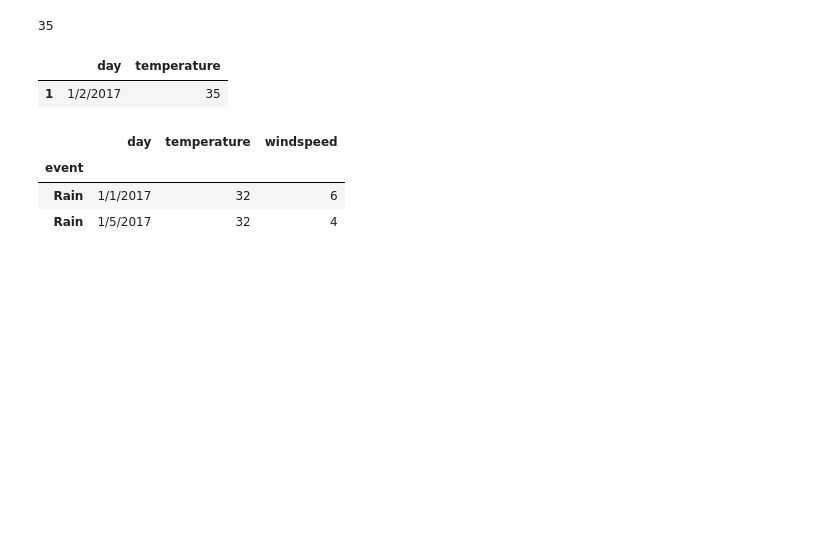
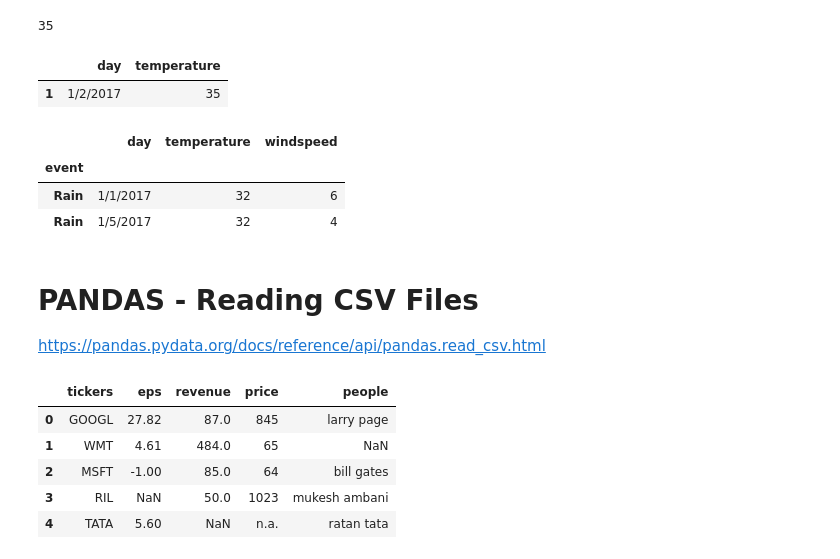
Before and after one commit to mckolu/DataScience, a Jupyter notebook: DataScienceNotes.ipynb, the cells around one changed output. Cells and saved outputs as stored; diff of their text form; code cells hidden in the pictures; blank space fills up the shorter version.

```diff
--- a/DataScienceNotes.ipynb
+++ b/DataScienceNotes.ipynb
@@ -124,3 +133,7 @@ df.loc['Rain']
 | event |  |  |  |
 | Rain | 1/1/2017 | 32 | 6 |
 | Rain | 1/5/2017 | 32 | 4 |
+# %% [markdown]
+# **PANDAS - Reading CSV Files**
+
+https://pandas.pydata.org/docs/reference/api/pandas.read_csv.html
@@ -126,0 +153,19 @@ df.loc['Rain']
+# %%
+# Finding the null & broken values and replacing them with NaN. Use na_values=['not available', 'n.a.']
+
+df = pd.read_csv('https://raw.githubusercontent.com/codebasics/py/master/pandas/4_read_write_to_excel/stock_data.csv', na_values=['not available', 'n.a.'])
+
+# A column specific approach would be as following:
+
+df = pd.read_csv("https://raw.githubusercontent.com/codebasics/py/master/pandas/4_read_write_to_excel/stock_data.csv",  na_values={
+        'eps': ['not available'],
+        'revenue': [-1],
+        'people': ['not available','n.a.']
+    })
+# %% [output]
+|  | tickers | eps | revenue | price | people |
+| 0 | GOOGL | 27.82 | 87.0 | 845 | larry page |
+| 1 | WMT | 4.61 | 484.0 | 65 | NaN |
+| 2 | MSFT | -1.00 | 85.0 | 64 | bill gates |
+| 3 | RIL | NaN | 50.0 | 1023 | mukesh ambani |
+| 4 | TATA | 5.60 | NaN | n.a. | ratan tata |
```
Also changed, not shown: parts of 5 cells of this notebook.
